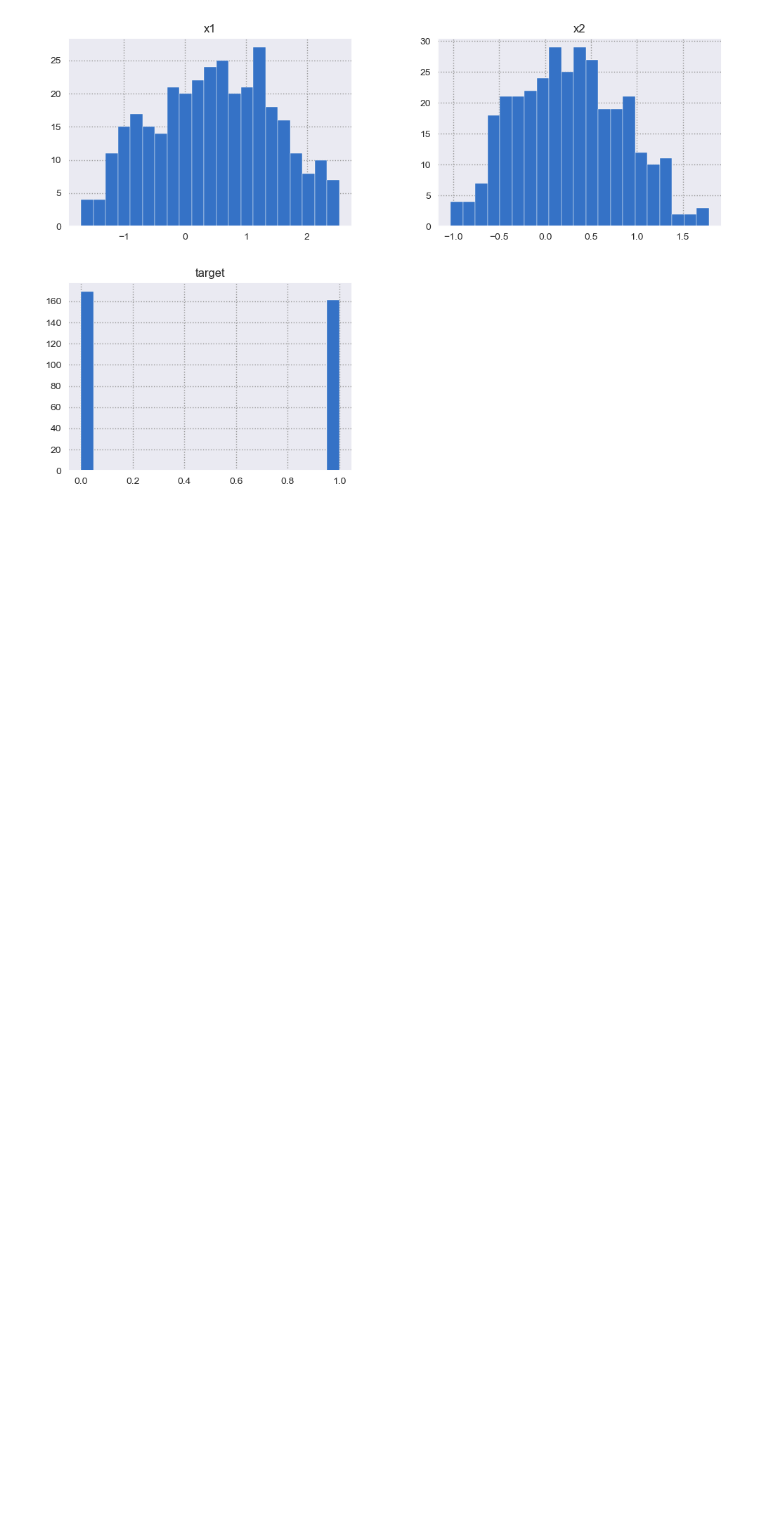
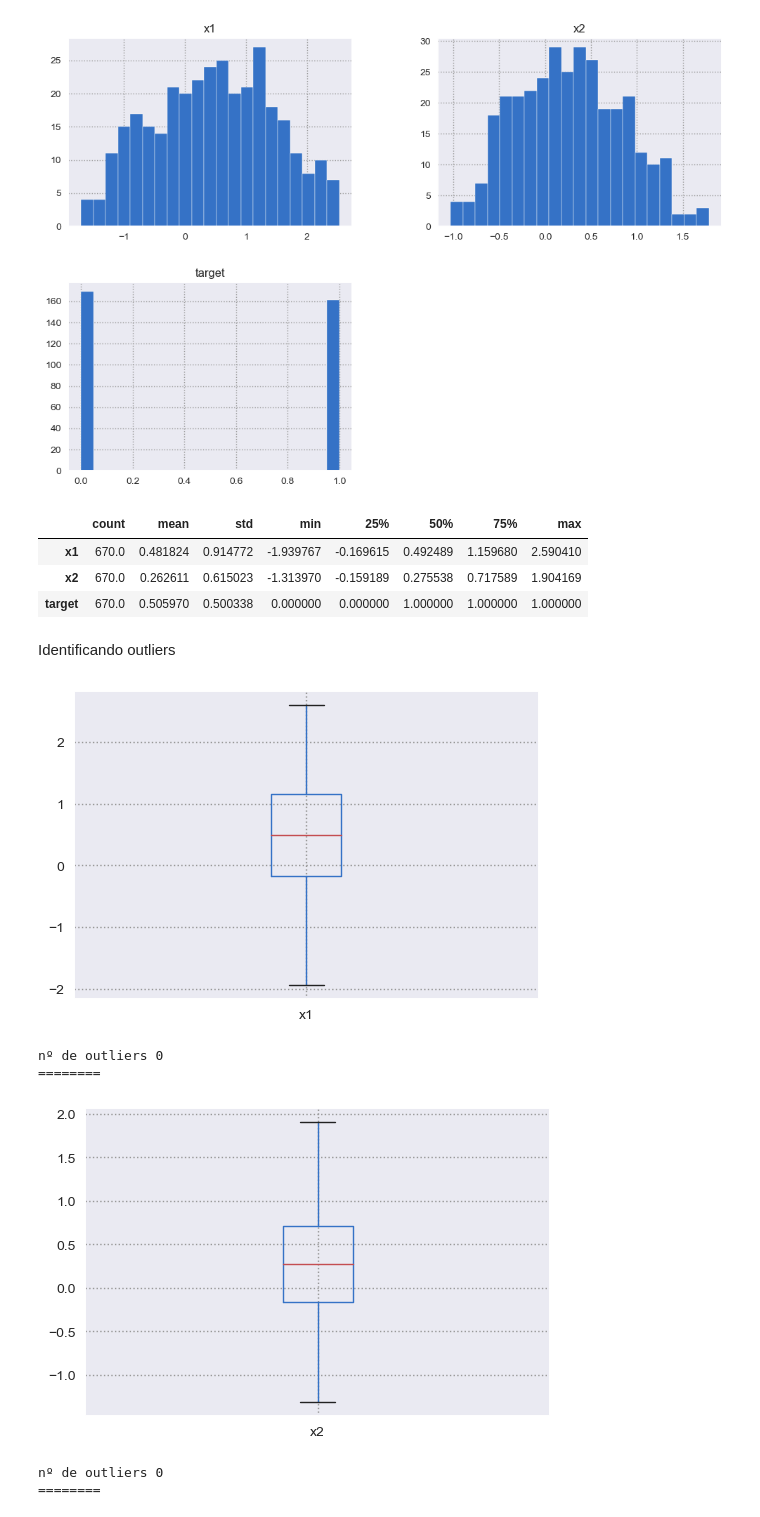
Before and after one commit to viniciusnvcosta/oncaseTest, a Jupyter notebook: modelClassification.ipynb, the cells around one changed output. Drawn from its saved outputs; the diff is of its cells as text; code cells hidden in the pictures; blank space fills up the shorter version.

```diff
--- a/modelClassification.ipynb
+++ b/modelClassification.ipynb
@@ -52,6 +60,8 @@ print(
 )
 # %% [output]
  O método Holdout realizado previamente entre treino e teste é de | 67.0 : 33.0 |
+# %%
+X_cols = df_train.drop(columns='target').columns
 # %%
 df_train.info()
 # %% [output]
@@ -97,3 +119,38 @@ dtype: int64
 df_test.hist(bins=21, figsize=(12, 8));
 # %% [output]
 [figure]
+# %%
+df_train.describe().T
+# %% [output]
+|  | count | mean | std | min | 25% | 50% | 75% | max |
+| x1 | 670.0 | 0.481824 | 0.914772 | -1.939767 | -0.169615 | 0.492489 | 1.159680 | 2.590410 |
+| x2 | 670.0 | 0.262611 | 0.615023 | -1.313970 | -0.159189 | 0.275538 | 0.717589 | 1.904169 |
+| target | 670.0 | 0.505970 | 0.500338 | 0.000000 | 0.000000 | 1.000000 | 1.000000 | 1.000000 |
+# %%
+df_viz = df_train.copy()
+# %% [markdown]
+Identificando outliers
+# %%
+def outlier_iqr(dados, feature):
+    Q1 = dados[feature].quantile(0.25)
+    Q3 = dados[feature].quantile(0.75)
+    IQR = Q3 - Q1
+    LI = Q1 - 1.5 * IQR
+    LS = Q3 + 1.5 * IQR
+    outliers = dados[(dados[feature] < LI) | (dados[feature] > LS)]
+    df_viz.boxplot(column=feature, return_type="axes", figsize=(6, 4), grid=True)
+    plt.show()
+    return outliers
+# %%
+outliers = set()
+for i in X_cols:
+    v = outlier_iqr(df_train, i)
+    outliers.update(v.index)
+    print("nº de outliers", len(v), "\n========")
+# %% [output]
+[figure, added]
+nº de outliers 0
+========
+[figure, added]
+nº de outliers 0
+========
```
Also changed, not shown: parts of 36 cells of this notebook.
